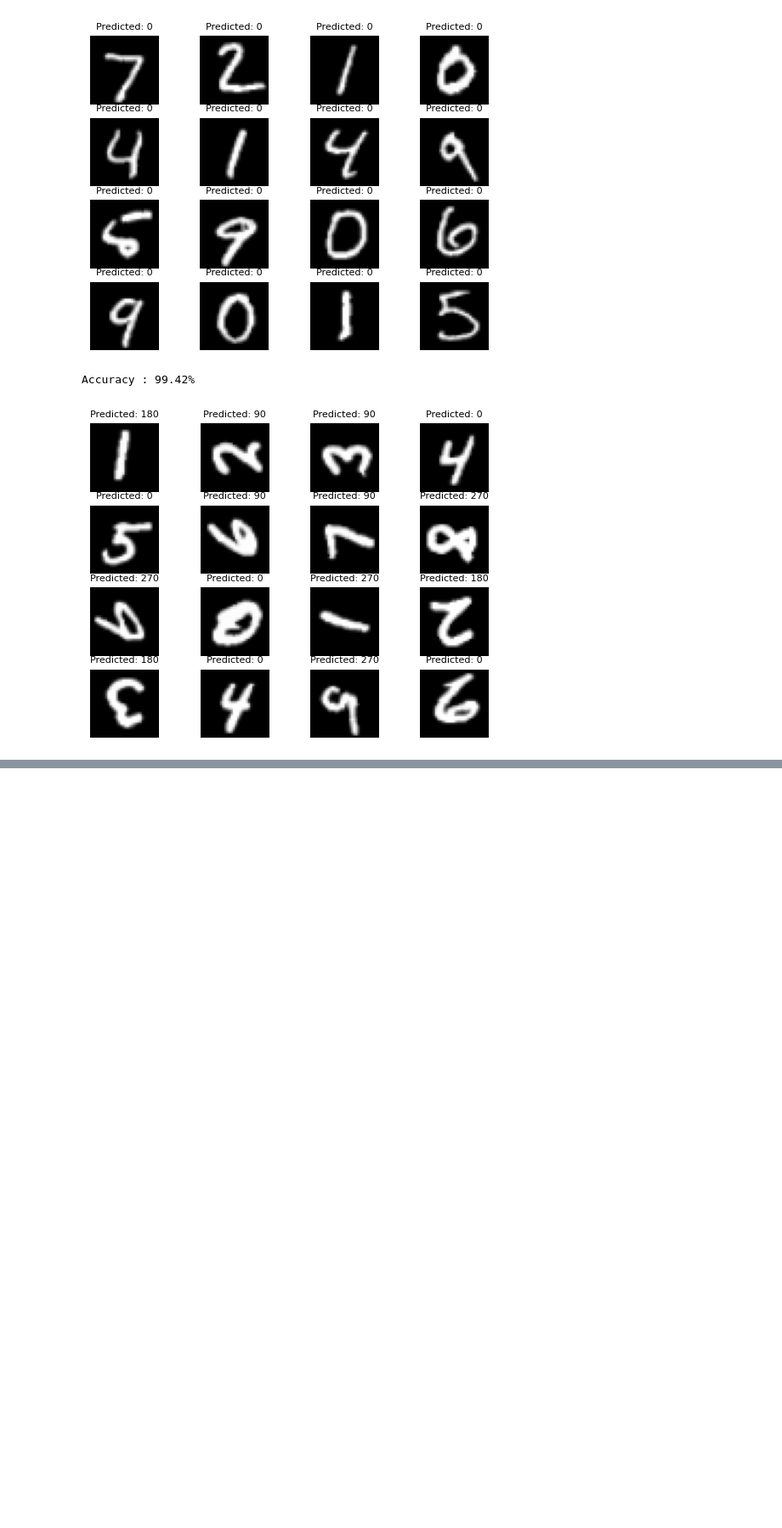
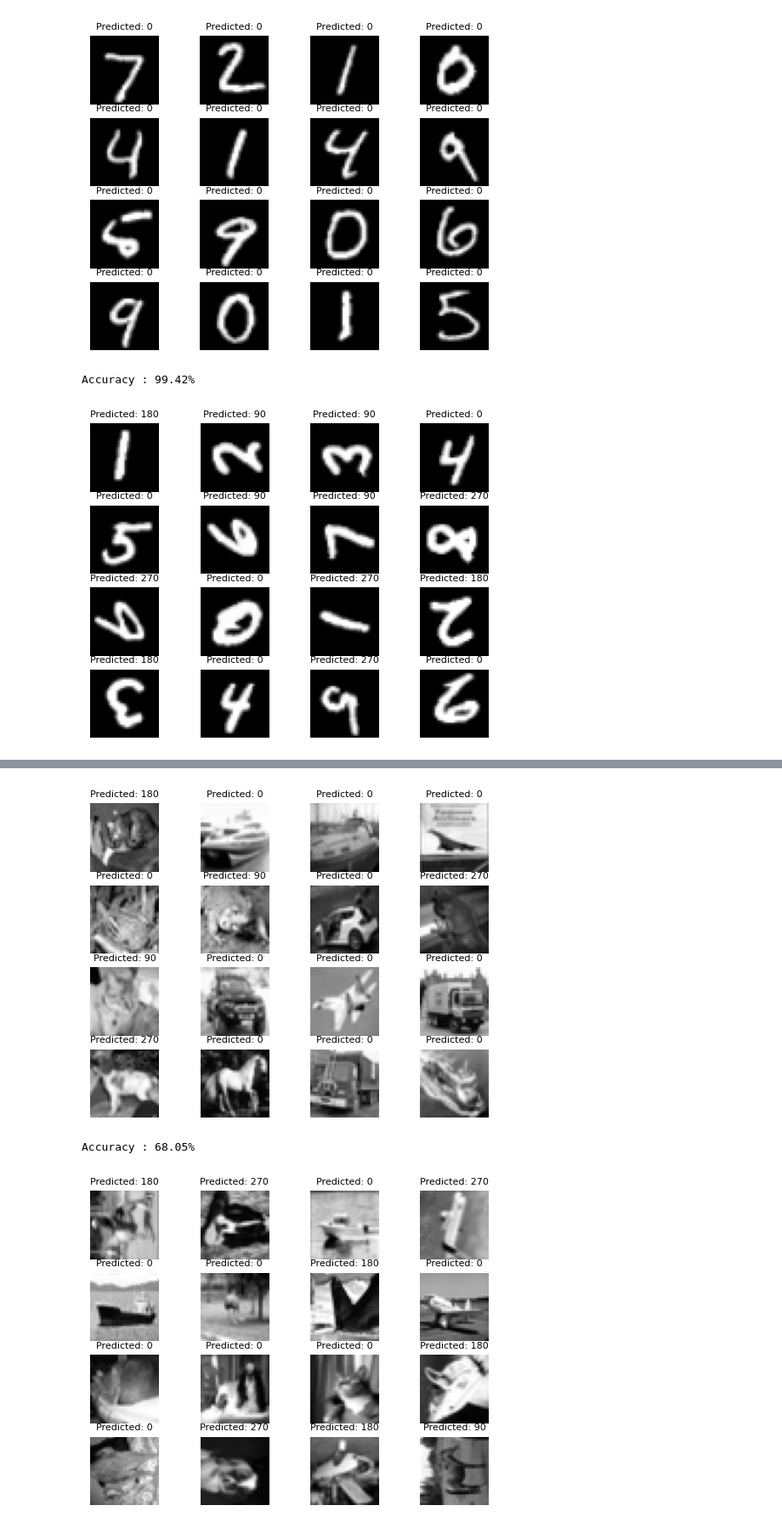
Before and after one commit to seungmindavid/Machine-Learning-Algorithms, a Jupyter notebook: Deep Learning/Self-Supervised Learning/RotNet.ipynb, the cells around one changed output, grey strips where cells are left out. Shown at 85% size. Saved outputs shown, nothing was run; the diff lists cells and outputs as text; code cells hidden in the pictures; blank space fills up the shorter version.

```diff
--- a/Deep Learning/Self-Supervised Learning/RotNet.ipynb
+++ b/Deep Learning/Self-Supervised Learning/RotNet.ipynb
@@ -253,0 +405,64 @@ Accuracy : 99.42%
+# %%
+theta = [0, 90, 180, 270]
+
+rot_model.eval()
+
+batch = next(iter(testloader))
+images, labels = batch
+
+outputs = rot_model(images.to(device))
+_, prediction = torch.max(outputs.data, 1)
+
+for i in range(16):
+  image = images[i].numpy().squeeze()
+  image = image.mean(axis=0)
+  plt.subplot(4,4, i+1)
+  plt.imshow(image, cmap='gray')
+  plt.title(f'Predicted: {theta[prediction[i]]}', fontsize= 8)
+  plt.axis('off')
+plt.show()
+
+with torch.no_grad():
+  correct = 0
+  total = 0
+  for images, labels in testloader:
+    labels = labels.to(device)
+    images = images.to(device)
+
+    rot_img = []
+    rot_degrees = []
+
+    for img in images:
+      img = img
+      # unsqueeze to add channel
+      img = img.unsqueeze(0)
+      img, theta = rot(img)
+      rot_img.append(img)
+      rot_degrees.append(torch.tensor(theta))
+
+    x = torch.cat(rot_img, dim =0)
+    theta = torch.stack(rot_degrees)
+
+    x = x.to(device)
+    theta = theta.to(device)
+
+    outputs = rot_model(x.to(device))
+    _, prediction = torch.max(outputs.data, 1)
+    total += theta.size(0)
+    correct += (prediction == theta).sum().item()
+  print(f'Accuracy : {100 * correct / total}%')
+
+theta = [0, 90, 180, 270]
+
+for i in range(16):
+  image = x[i].cpu().numpy().squeeze()
+  image = image.mean(axis=0)
+  plt.subplot(4,4, i+1)
+  plt.imshow(image, cmap='gray')
+  plt.title(f'Predicted: {theta[prediction[i]]}', fontsize= 8)
+  plt.axis('off')
+plt.show()
+# %% [output]
+[figure, added]
+Accuracy : 68.05%
+[figure, added]
```
Also changed, not shown: parts of 7 cells of this notebook.
